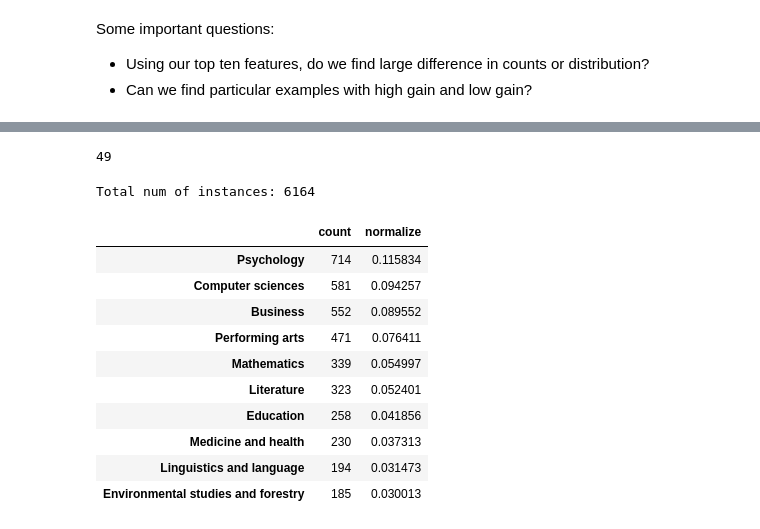
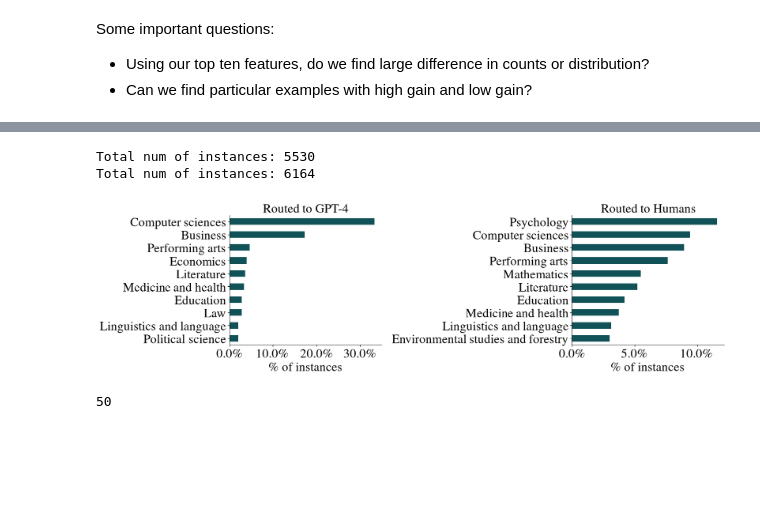
Before and after one commit to allenai/hybrid-preferences, a Jupyter notebook: notebooks/2024-10-01-hs2-analysis/2024-10-01-hs2-analysis.ipynb, the cells around one changed output, grey strips where cells are left out. Saved outputs shown, nothing was run; the diff lists cells and outputs as text; code cells hidden in the pictures; blank space fills up the shorter version.

```diff
--- a/notebooks/2024-10-01-hs2-analysis/2024-10-01-hs2-analysis.ipynb
+++ b/notebooks/2024-10-01-hs2-analysis/2024-10-01-hs2-analysis.ipynb
@@ -9,5 +38,6 @@ Let's load the optimal subset for Helpsteer2
 # %%
 df_swaps = pd.read_json("hs2_optimal.jsonl", lines=True)
 df_feats = pd.read_json("features.jsonl", lines=True)
+df = df_swaps.merge(df_feats, on="id")
 # %% [markdown]
 And get the instances routed to GPT-4 and those routed to Humans
@@ -21,3 +44,11 @@ hs2_hums = df_feats[
+# %%
+hs2_gpt4 = df[~df["is_swapped"]].reset_index(drop=True)
+hs2_gpt4["rating_chosen"] = hs2_gpt4["rating_gpt4"].apply(lambda x: x[0])
+hs2_gpt4["rating_rejected"] = hs2_gpt4["rating_gpt4"].apply(lambda x: x[1])
+
+hs2_hums = df[df["is_swapped"]].reset_index(drop=True)
+hs2_hums["rating_chosen"] = hs2_hums["rating_human"].apply(lambda x: x[0])
+hs2_hums["rating_rejected"] = hs2_hums["rating_human"].apply(lambda x: x[1])
 # %% [markdown]
 Some important questions:
 
@@ -36,6 +67,6 @@ def get_top_n_expertise(df, n=10, normalize: bool = True):
     total = counts["count"].sum()
     print(f"Total num of instances: {total}")
     if normalize:
-        counts["normalize"] = counts["count"] / total
+        counts["normalize"] = (counts["count"] / total) * 100
 
     return counts.head(n)
@@ -54,22 +73,30 @@ Total num of instances: 6164
-# %%
-11 + 9 + 8 + 7 + 5 + 5 + 4
-# %% [output]
-49
-# %%
-get_top_n_expertise(hs2_hums)
-# %% [output]
-Total num of instances: 6164
-|  | count | normalize |
-| Psychology | 714 | 0.115834 |
-| Computer sciences | 581 | 0.094257 |
-| Business | 552 | 0.089552 |
-| Performing arts | 471 | 0.076411 |
-| Mathematics | 339 | 0.054997 |
-| Literature | 323 | 0.052401 |
-| Education | 258 | 0.041856 |
-| Medicine and health | 230 | 0.037313 |
-| Linguistics and language | 194 | 0.031473 |
-| Environmental studies and forestry | 185 | 0.030013 |
+# %%
+fig, axs = plt.subplots(1, 2, figsize=(17, 5))
+get_top_n_expertise(hs2_gpt4).iloc[::-1].rename(
+    {"Journalism, media studies and communication": "Journalism"}
+).normalize.plot.barh(ax=axs[0], color=COLORS.get("teal"))
+axs[0].set_title("Routed to GPT-4")
+get_top_n_expertise(hs2_hums).iloc[::-1].normalize.plot.barh(
+    ax=axs[1], color=COLORS.get("teal")
+)
+axs[1].set_title("Routed to Humans")
+
+for ax in axs:
+    ax.spines["right"].set_visible(False)
+    ax.spines["top"].set_visible(False)
+    ax.set_xlabel("\% of instances")
+    ax.xaxis.set_major_formatter(mtick.PercentFormatter())
+
+plt.tight_layout()
+fig.savefig("hs2_soe.pdf", bbox_inches="tight")
+# %% [output]
+Total num of instances: 5530
+Total num of instances: 6164
+[figure, added]
+# %%
+33 + 17
+# %% [output]
+50
 # %%
 def get_multipref_soe_rankings(df):
     multipref_human_soe = [
```
Also changed, not shown: parts of 36 cells of this notebook, 1 other file.
